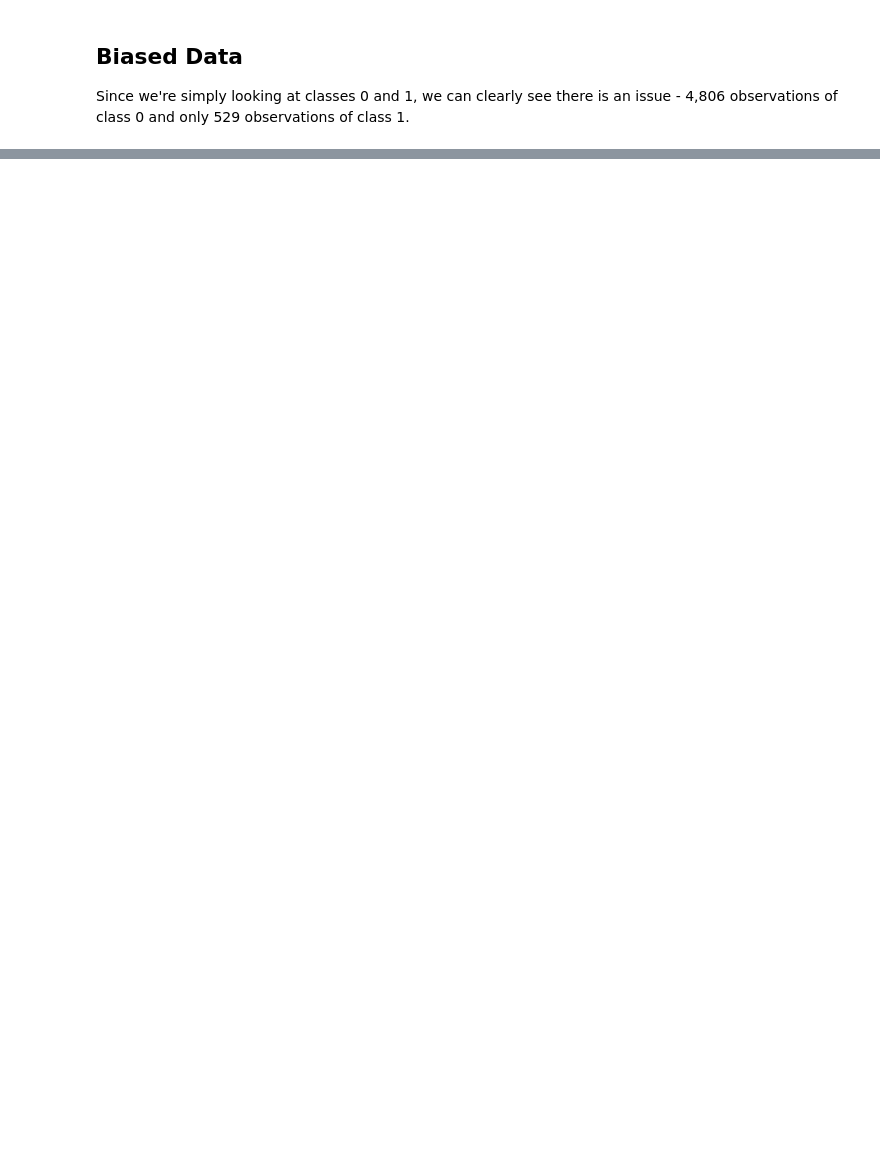
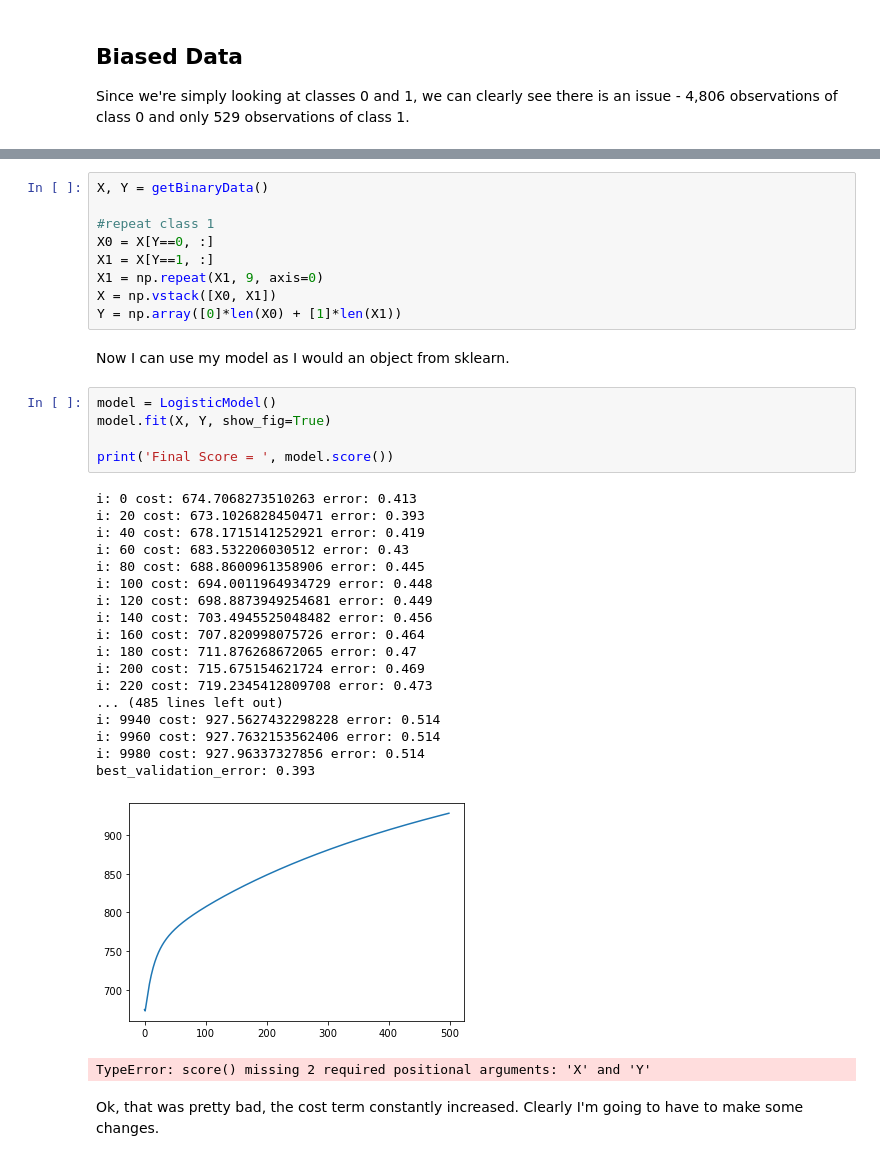
Before and after one commit to mcnewcp/udemy-legistic-regression, a Jupyter notebook: 06-facial-expression-recognition.ipynb, the cells around one changed output, grey strips where cells are left out. Drawn from its saved outputs; the diff is of its cells as text; blank space fills up the shorter version.

```diff
--- a/06-facial-expression-recognition.ipynb
+++ b/06-facial-expression-recognition.ipynb
@@ -74,0 +152,38 @@ Normalizaiton is needed - pixel intensities 0 - 255 and we need 0 - 1 because th
+# %%
+X, Y = getBinaryData()
+
+#repeat class 1
+X0 = X[Y==0, :]
+X1 = X[Y==1, :]
+X1 = np.repeat(X1, 9, axis=0)
+X = np.vstack([X0, X1])
+Y = np.array([0]*len(X0) + [1]*len(X1))
+# %% [markdown]
+Now I can use my model as I would an object from sklearn.
+# %%
+model = LogisticModel()
+model.fit(X, Y, show_fig=True)
+
+print('Final Score = ', model.score())
+# %% [output]
+i: 0 cost: 674.7068273510263 error: 0.413
+i: 20 cost: 673.1026828450471 error: 0.393
+i: 40 cost: 678.1715141252921 error: 0.419
+i: 60 cost: 683.532206030512 error: 0.43
+i: 80 cost: 688.8600961358906 error: 0.445
+i: 100 cost: 694.0011964934729 error: 0.448
+i: 120 cost: 698.8873949254681 error: 0.449
+i: 140 cost: 703.4945525048482 error: 0.456
+i: 160 cost: 707.820998075726 error: 0.464
+i: 180 cost: 711.876268672065 error: 0.47
+i: 200 cost: 715.675154621724 error: 0.469
+i: 220 cost: 719.2345412809708 error: 0.473
+... (485 lines left out)
+i: 9940 cost: 927.5627432298228 error: 0.514
+i: 9960 cost: 927.7632153562406 error: 0.514
+i: 9980 cost: 927.96337327856 error: 0.514
+best_validation_error: 0.393
+[figure, added]
+TypeError: score() missing 2 required positional arguments: 'X' and 'Y'
+# %% [markdown]
+Ok, that was pretty bad, the cost term constantly increased.  Clearly I'm going to have to make some changes.
```
Also changed, not shown: parts of 5 cells of this notebook.
